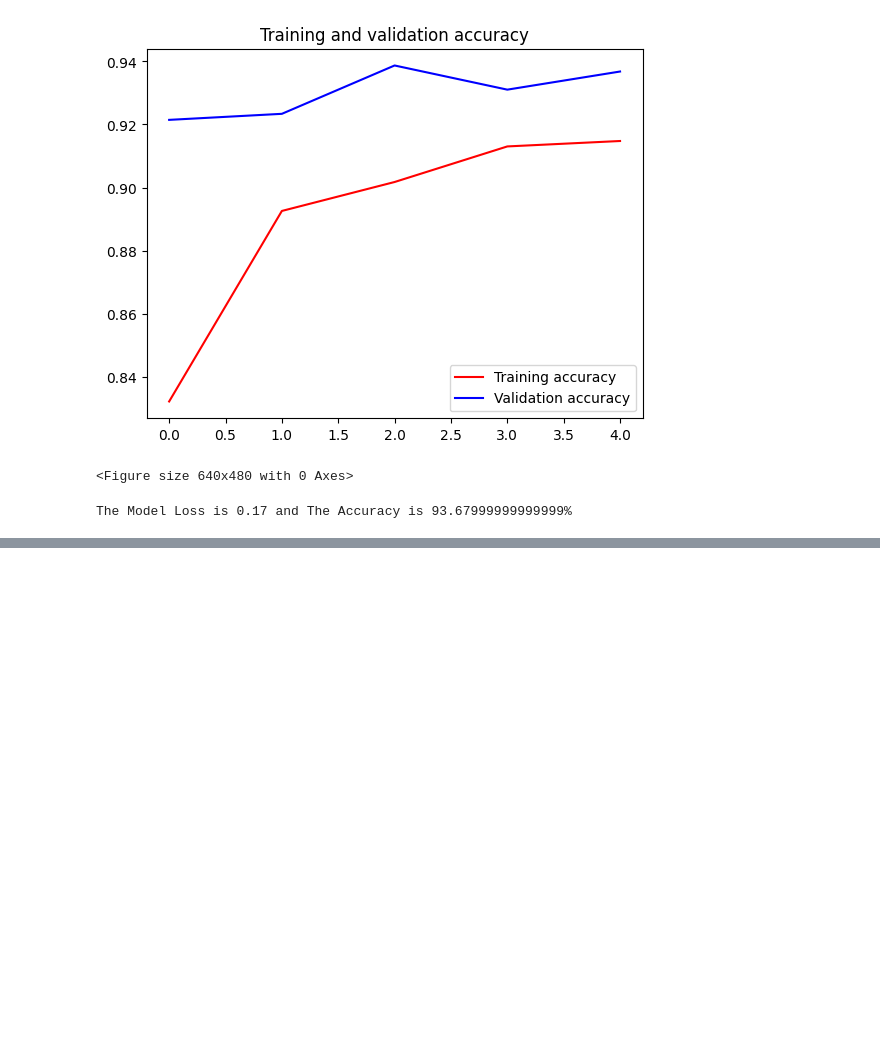
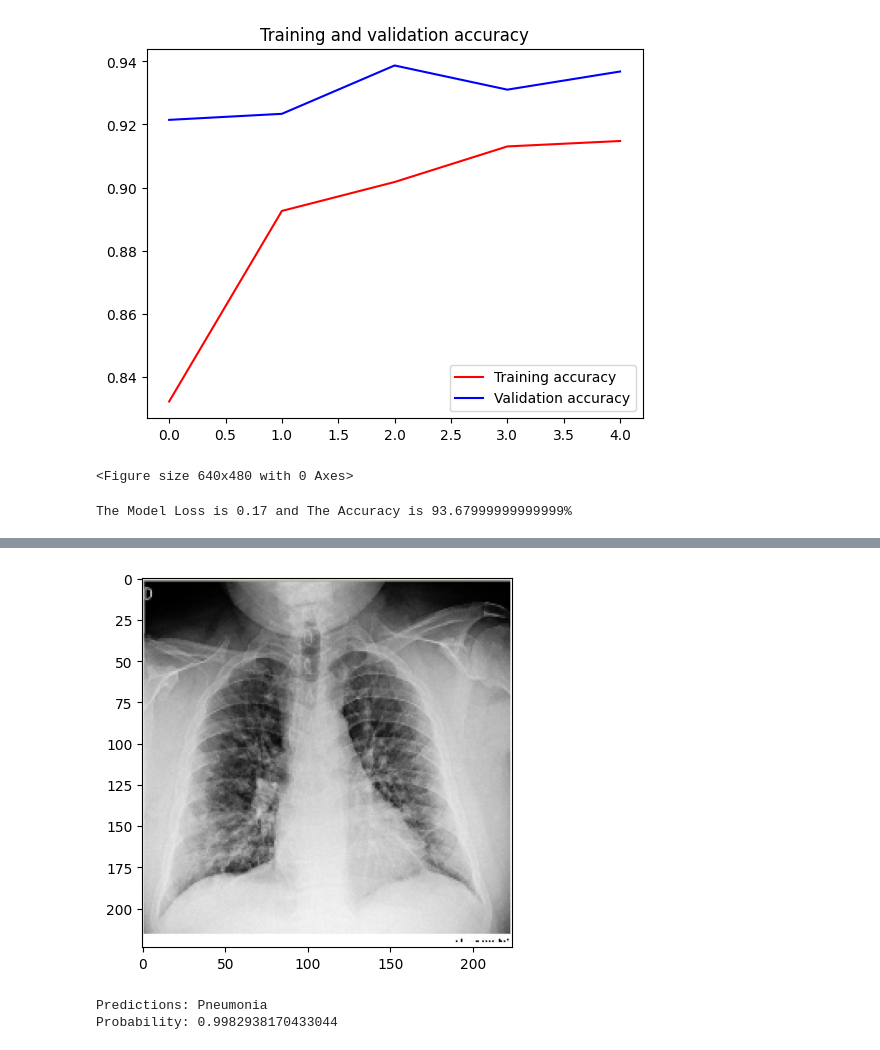
Before and after one commit to RyanBadai/InceptionV3-Architecture, a Jupyter notebook: X_Ray_Disease_Recognition.ipynb, the cells around one changed output, grey strips where cells are left out. Cells and saved outputs as stored; diff of their text form; code cells hidden in the pictures; blank space fills up the shorter version.

```diff
--- a/X_Ray_Disease_Recognition.ipynb
+++ b/X_Ray_Disease_Recognition.ipynb
@@ -154,3 +157,27 @@ The Model Loss is 0.17 and The Accuracy is 93.67999999999999%
 pneumonia_recognition = '/content/drive/MyDrive/Python Project/model-pneumonia.h5'
 
 model.save(pneumonia_recognition, save_format="h5")
+# %%
+my_model = tf.keras.models.load_model(
+    ('/content/drive/MyDrive/Python Project/model-pneumonia.h5'), custom_objects = {'kerasLayer':hub.KerasLayer}
+)
+# %%
+image_path = '/content/gr1.jpeg'
+image = load_img(image_path, target_size=(224,224))
+image = img_to_array(image)
+image = image / 255.
+
+predictions = my_model.predict(np.expand_dims(image, axis=0))
+probability = predictions[0][0]
+
+threshold = 0.5
+if probability >= threshold:
+  result = "Pneumonia"
+else:
+  result = "Normal"
+
+plt.imshow(image)
+plt.show()
+print(f"Predictions: {result}")
+print(f"Probability: {probability}")
+# %% [output]
@@ -156,0 +185,3 @@ model.save(pneumonia_recognition, save_format="h5")
+[figure, added]
+Predictions: Pneumonia
+Probability: 0.9982938170433044
```
Also changed, not shown: parts of 2 cells of this notebook.
